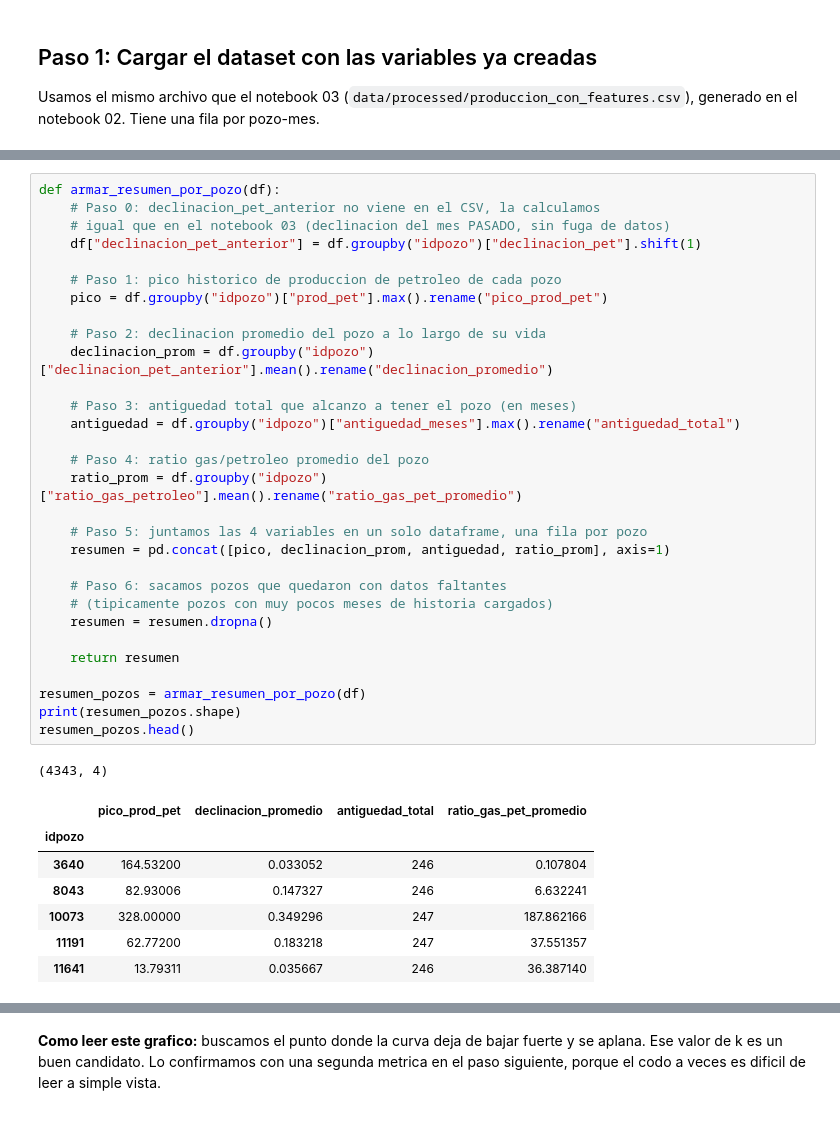
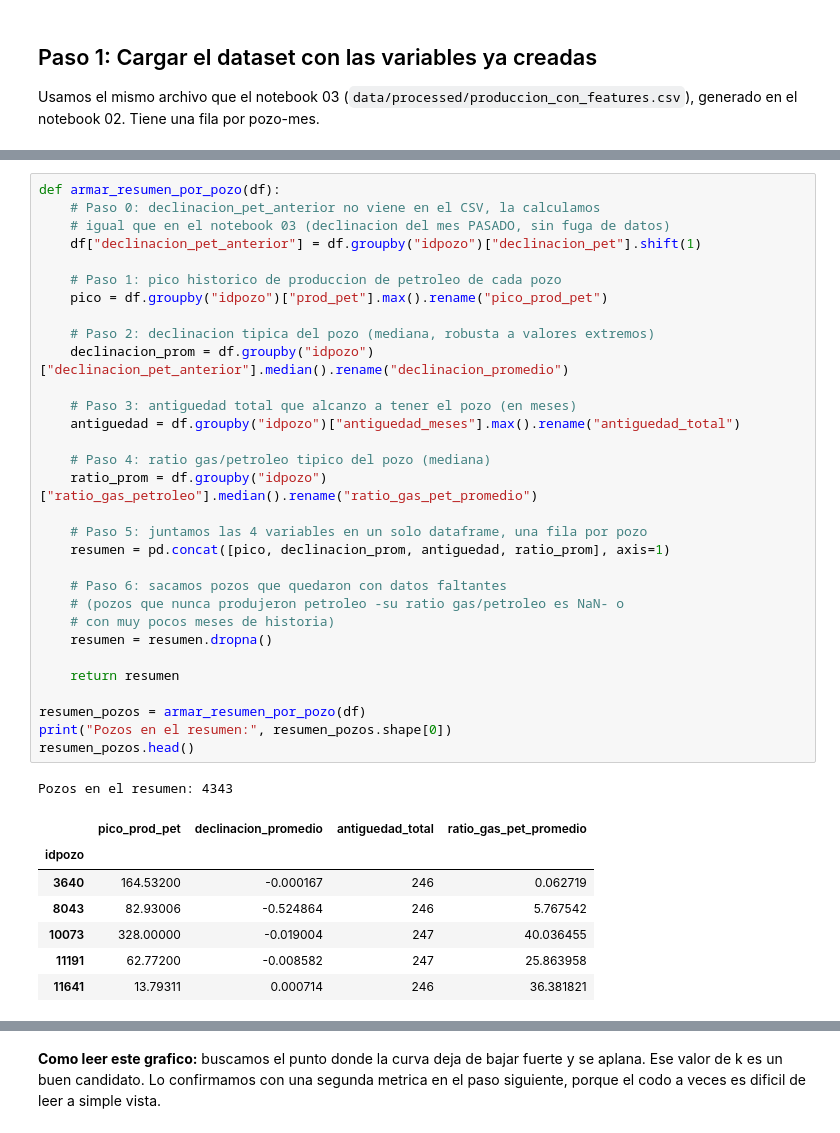
Before and after one commit to cristian-aguilera-ing/proyecto-ds-ypf, a Jupyter notebook: notebooks/04_modelado_no_supervisado_dl.ipynb, the cells around one changed output, grey strips where cells are left out. Drawn from its saved outputs; the diff is of its cells as text.

```diff
--- a/notebooks/04_modelado_no_supervisado_dl.ipynb
+++ b/notebooks/04_modelado_no_supervisado_dl.ipynb
@@ -74,39 +87,40 @@ supervisado, resumidas por pozo):
 # %%
 def armar_resumen_por_pozo(df):
     # Paso 0: declinacion_pet_anterior no viene en el CSV, la calculamos
     # igual que en el notebook 03 (declinacion del mes PASADO, sin fuga de datos)
     df["declinacion_pet_anterior"] = df.groupby("idpozo")["declinacion_pet"].shift(1)
 
     # Paso 1: pico historico de produccion de petroleo de cada pozo
     pico = df.groupby("idpozo")["prod_pet"].max().rename("pico_prod_pet")
 
-    # Paso 2: declinacion promedio del pozo a lo largo de su vida
-    declinacion_prom = df.groupby("idpozo")["declinacion_pet_anterior"].mean().rename("declinacion_promedio")
+    # Paso 2: declinacion tipica del pozo (mediana, robusta a valores extremos)
+    declinacion_prom = df.groupby("idpozo")["declinacion_pet_anterior"].median().rename("declinacion_promedio")
 
     # Paso 3: antiguedad total que alcanzo a tener el pozo (en meses)
     antiguedad = df.groupby("idpozo")["antiguedad_meses"].max().rename("antiguedad_total")
 
-    # Paso 4: ratio gas/petroleo promedio del pozo
-    ratio_prom = df.groupby("idpozo")["ratio_gas_petroleo"].mean().rename("ratio_gas_pet_promedio")
+    # Paso 4: ratio gas/petroleo tipico del pozo (mediana)
+    ratio_prom = df.groupby("idpozo")["ratio_gas_petroleo"].median().rename("ratio_gas_pet_promedio")
 
     # Paso 5: juntamos las 4 variables en un solo dataframe, una fila por pozo
     resumen = pd.concat([pico, declinacion_prom, antiguedad, ratio_prom], axis=1)
 
     # Paso 6: sacamos pozos que quedaron con datos faltantes
-    # (tipicamente pozos con muy pocos meses de historia cargados)
+    # (pozos que nunca produjeron petroleo -su ratio gas/petroleo es NaN- o
+    # con muy pocos meses de historia)
     resumen = resumen.dropna()
 
     return resumen
 
 resumen_pozos = armar_resumen_por_pozo(df)
-print(resumen_pozos.shape)
+print("Pozos en el resumen:", resumen_pozos.shape[0])
 resumen_pozos.head()
 # %% [output]
-(4343, 4)
+Pozos en el resumen: 4343
 |  | pico_prod_pet | declinacion_promedio | antiguedad_total | ratio_gas_pet_promedio |
 | idpozo |  |  |  |  |
-| 3640 | 164.53200 | 0.033052 | 246 | 0.107804 |
-| 8043 | 82.93006 | 0.147327 | 246 | 6.632241 |
-| 10073 | 328.00000 | 0.349296 | 247 | 187.862166 |
-| 11191 | 62.77200 | 0.183218 | 247 | 37.551357 |
-| 11641 | 13.79311 | 0.035667 | 246 | 36.387140 |
+| 3640 | 164.53200 | -0.000167 | 246 | 0.062719 |
+| 8043 | 82.93006 | -0.524864 | 246 | 5.767542 |
+| 10073 | 328.00000 | -0.019004 | 247 | 40.036455 |
+| 11191 | 62.77200 | -0.008582 | 247 | 25.863958 |
+| 11641 | 13.79311 | 0.000714 | 246 | 36.381821 |
```
Also changed, not shown: parts of 29 cells of this notebook, 3 other files.
